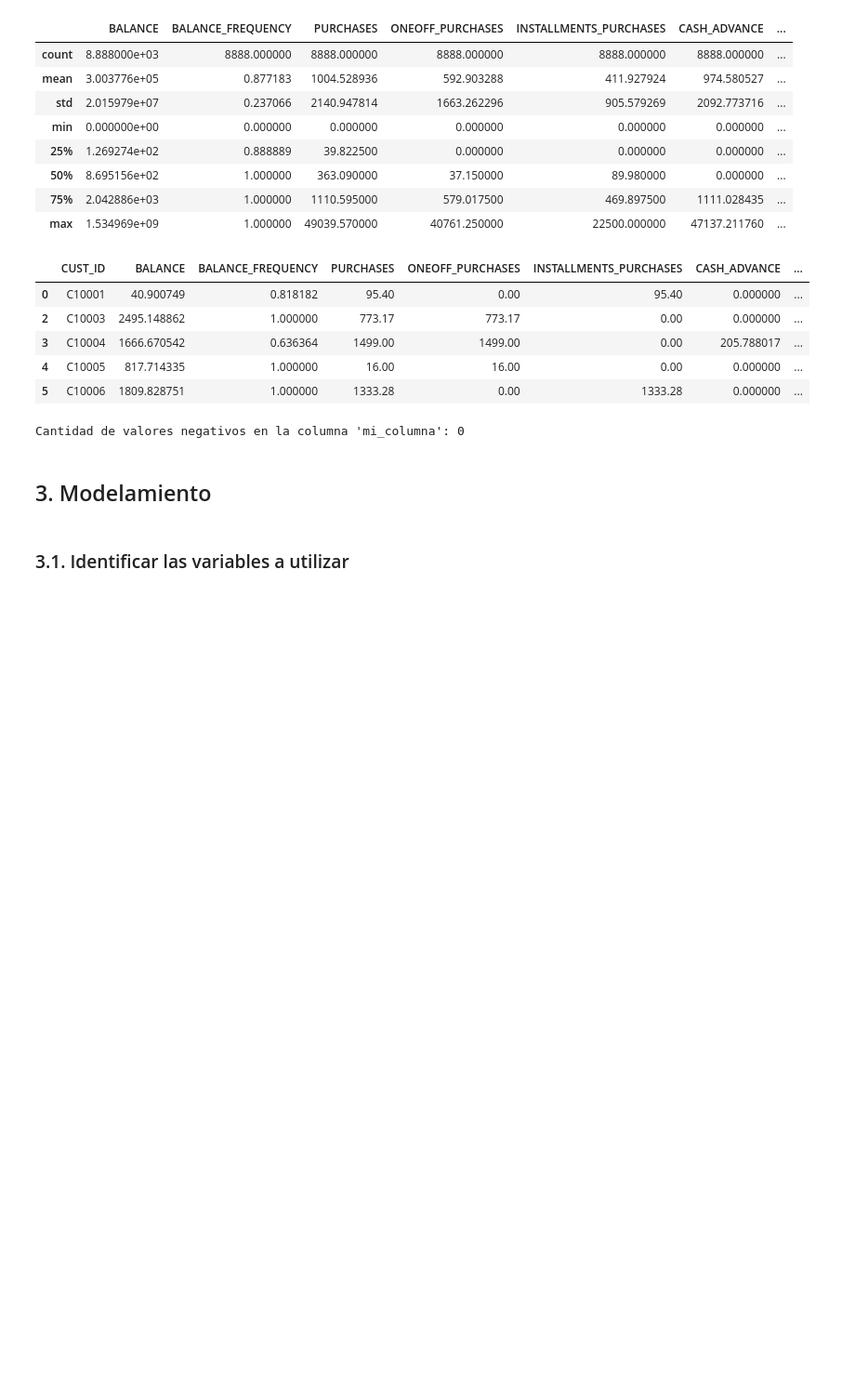
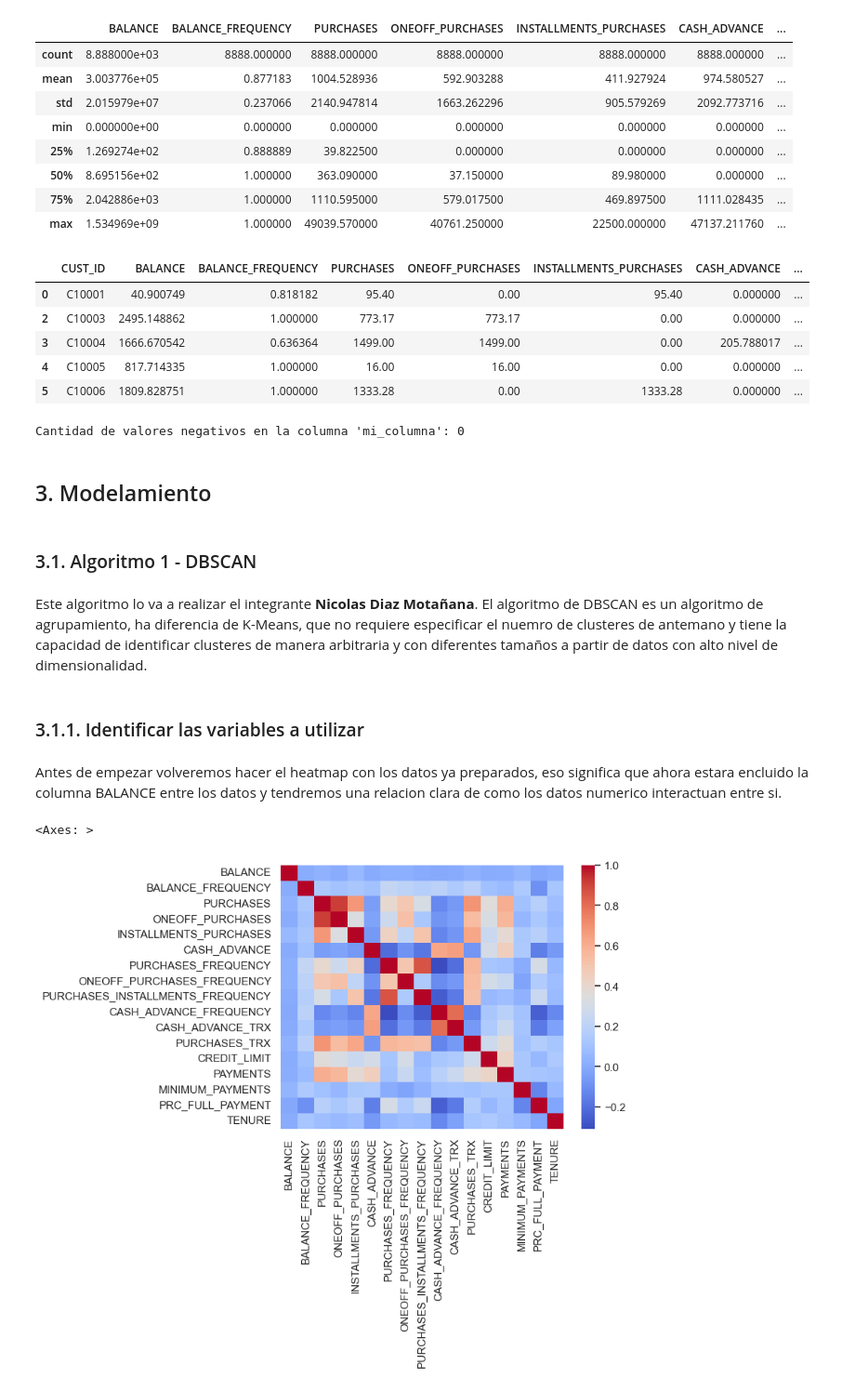
Before and after one commit to SebastianCasanova4/Lab1-BI, a Jupyter notebook: Informe - Laboratorio 1 - Grupo 4.ipynb, the cells around one changed output. Shown at 93% size. Cells and saved outputs as stored; diff of their text form; code cells hidden in the pictures; blank space fills up the shorter version.

```diff
--- a/Informe - Laboratorio 1 - Grupo 4.ipynb
+++ b/Informe - Laboratorio 1 - Grupo 4.ipynb
@@ -451,4 +453,27 @@ Cantidad de valores negativos en la columna 'mi_columna': 0
 # %% [markdown]
 ## 3. Modelamiento
 # %% [markdown]
-### 3.1. Identificar las variables a utilizar
+### 3.1. Algoritmo 1 - DBSCAN
+# %% [markdown]
+Este algoritmo lo va a realizar el integrante **Nicolas Diaz Motañana**. El algoritmo de DBSCAN es un algoritmo de agrupamiento, ha diferencia de K-Means, que no requiere especificar el nuemro de clusteres de antemano y tiene la capacidad de identificar clusteres de manera arbitraria y con diferentes tamaños a partir de datos con alto nivel de dimensionalidad.
+# %% [markdown]
+### 3.1.1. Identificar las variables a utilizar
+# %% [markdown]
+Antes de empezar volveremos hacer el heatmap con los datos ya preparados, eso significa que ahora estara encluido la columna BALANCE entre los datos y tendremos una relacion clara de como los datos numerico interactuan entre si.
+# %%
+from sklearn.preprocessing import MinMaxScaler
+
+df_copia_cols_sels=df_copia.copy().drop(columns=["CUST_ID", "BALANCE_NORM", "PURCHASES_NORM"])
+
+# Aqui normalizaremos los datos
+scaler = MinMaxScaler()
+normalized_df = pd.DataFrame(scaler.fit_transform(df_copia_cols_sels), columns=df_copia_cols_sels.columns)
+
+# Se hara una matriz de correlacion para que se puede comparar que tanto se relacionan las columnas entre si
+correlation_matrix = normalized_df.corr()
+
+# En esta gráfica de tipo heatmap va mostrar las correlaciones
+sns.heatmap(correlation_matrix, cmap='coolwarm')
+# %% [output]
+<Axes: >
+[figure, added]
```
Also changed, not shown: parts of 17 cells of this notebook.
